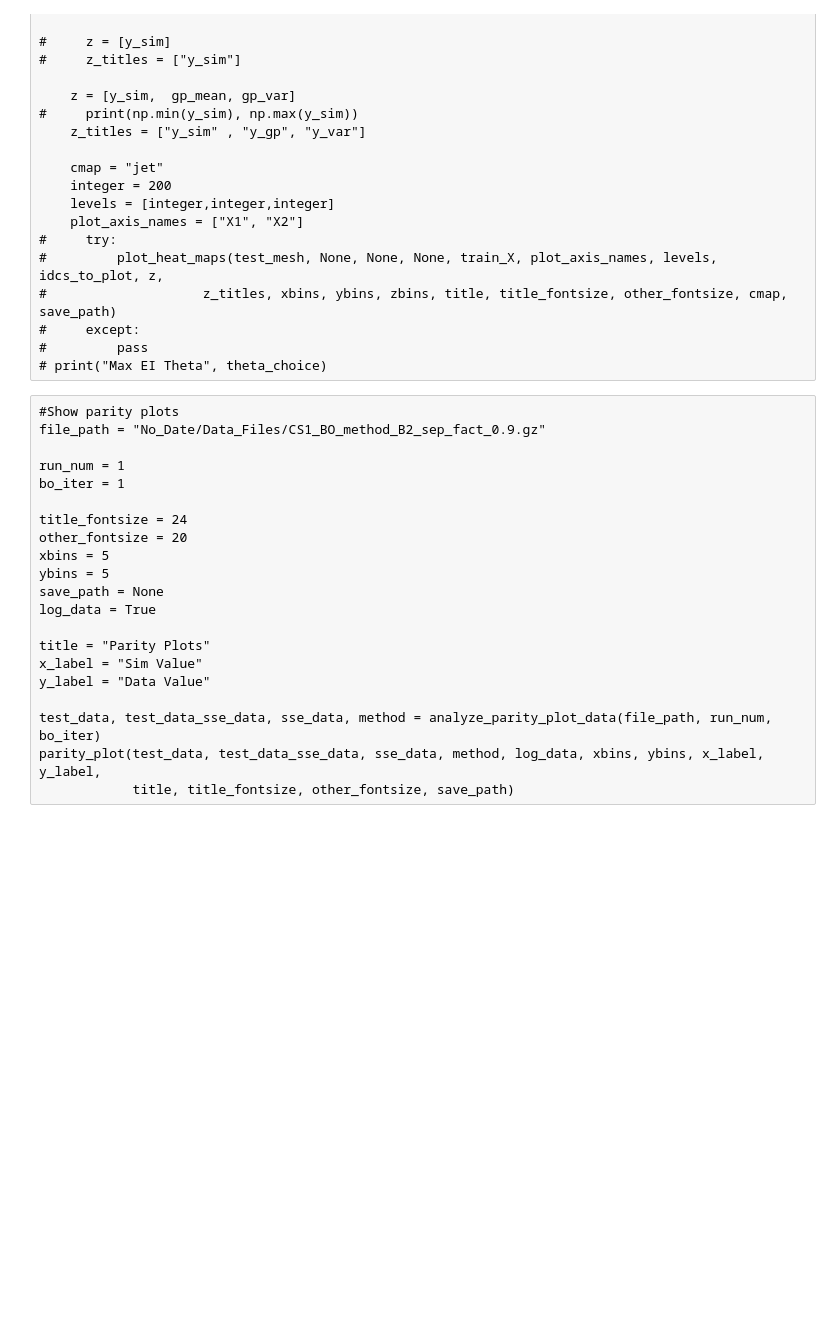
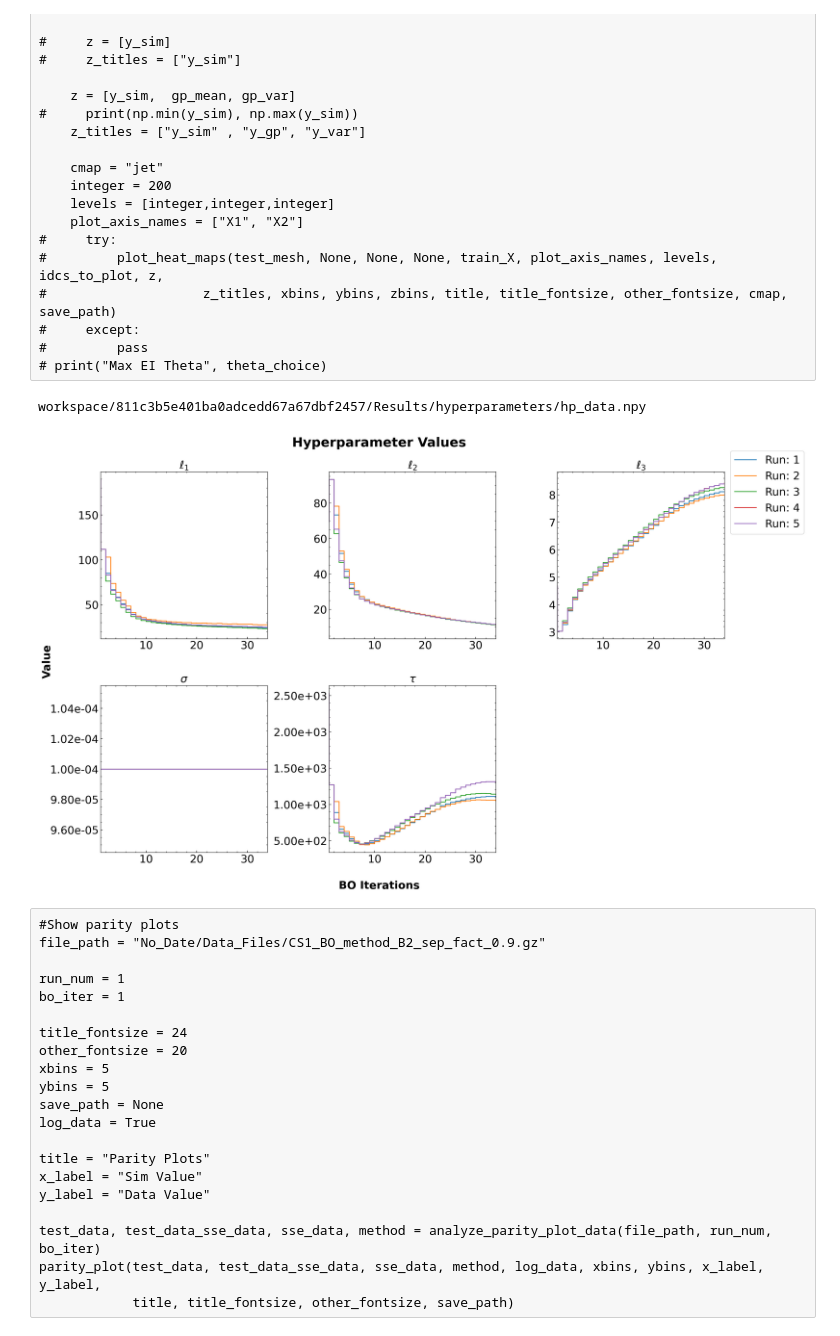
Before and after one commit to dowlinglab/GPBO_Emulators, a Jupyter notebook: experiment_analysis.ipynb, the cells around one changed output. Cells and saved outputs as stored; diff of their text form; code cells hidden in the pictures; blank space fills up the shorter version.

Commit message:
Attempting to save data for regeneration

```diff
--- a/experiment_analysis.ipynb
+++ b/experiment_analysis.ipynb
@@ -271,24 +271,27 @@ df_mean
 # %%
 #Get HP Plots
 #Set parameters
 file_path = "2023/09/05/Data_Files/CS2_BO_method_C2_ep_method_BOYLE.pickle"
 file_path = "2023/09/05/Data_Files/CS2_BO_method_B1_ep_method_CONSTANT.pickle"
 file_path = "workspace/811c3b5e401ba0adcedd67a67dbf2457/BO_Results.gz"
 run_num = 1
 
 title_fontsize = 24
 other_fontsize = 20
 xbins = 5
 ybins = 7
 x_label = "BO Iterations"
-y_label = "Hyperparameters"
+y_label = "Value"
 title = "Hyperparameter Values"
 save_path = None
 data_true = None
 log_data = False
 
-hps, hp_names, hp_true = analyze_hypers(file_path, run_num)
+hps, hp_names, hp_true = analyze_hypers(file_path, run_num, save_csv = True)
 plot_2D_Data_w_BO_Iter(hps, hp_names, hp_true, xbins, ybins, title, x_label, y_label, log_data, title_fontsize, other_fontsize, save_path)
+# %% [output]
+workspace/811c3b5e401ba0adcedd67a67dbf2457/Results/hyperparameters/hp_data.npy
+[figure, added]
 # %%
 #Get sse, log_sse, and ei plots
 file_path = "workspace/811c3b5e401ba0adcedd67a67dbf2457/BO_Results.gz" #CS1 A1 Best
```
Also changed, not shown: 1 other file.
